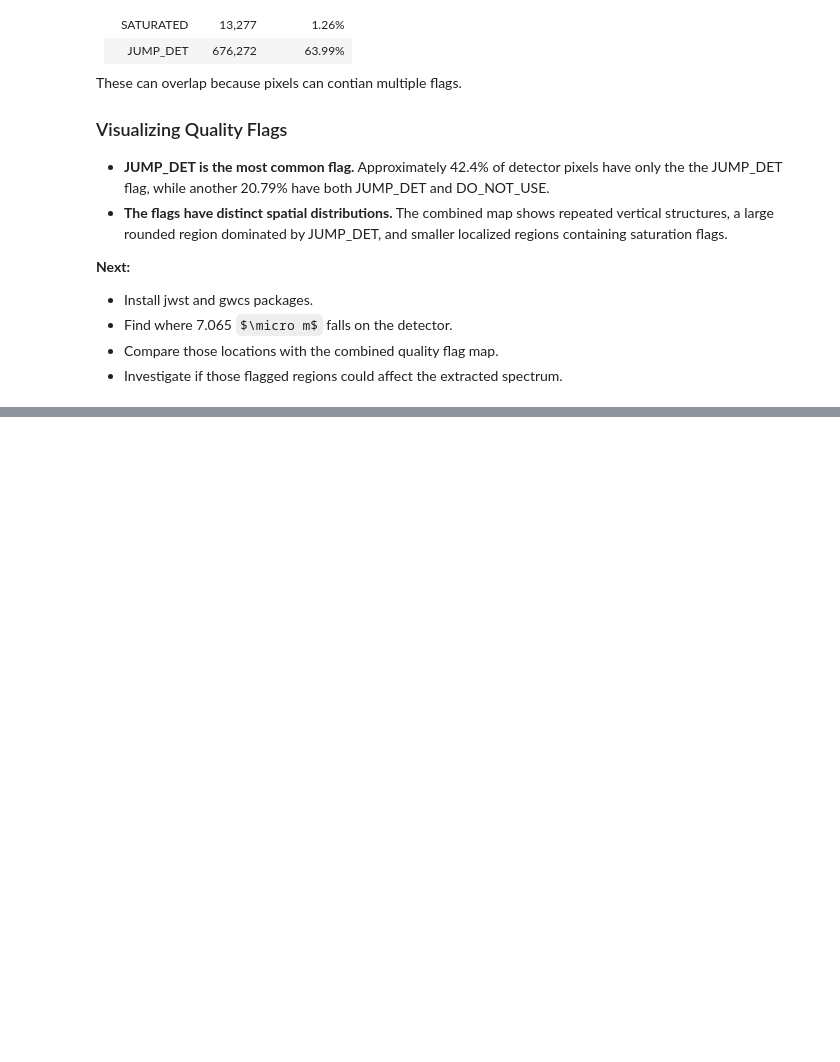
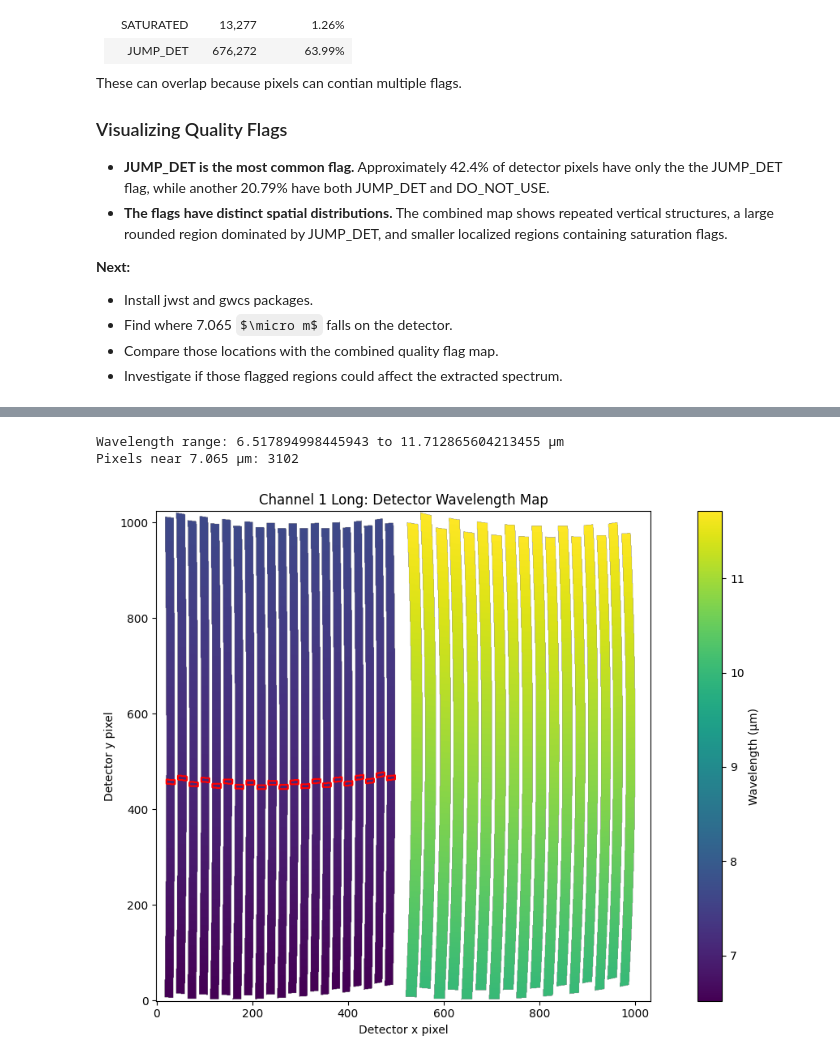
Before and after one commit to andersonava2626/jwst-miri-ml-quality-control, a Jupyter notebook: 01_irs3_data_exploration.ipynb, the cells around one changed output, grey strips where cells are left out. Cells and saved outputs as stored; diff of their text form; code cells hidden in the pictures; some formulas as TeX source; blank space fills up the shorter version.

```diff
--- a/01_irs3_data_exploration.ipynb
+++ b/01_irs3_data_exploration.ipynb
@@ -885,0 +985,65 @@ These can overlap because pixels can contian multiple flags.
+# %%
+from jwst import datamodels
+import numpy as np
+import matplotlib.pyplot as plt
+
+# Our newly downloaded Channel 1 Long file
+long_cal_file = (
+    "data/IRS3/"
+    "jw01266009001_02101_00001_mirifushort_cal.fits"
+)
+
+target_wavelength = 7.065
+tolerance = 0.005
+
+with datamodels.open(long_cal_file) as model:
+    wcs = model.meta.wcs
+
+    ny, nx = model.data.shape
+    y, x = np.indices((ny, nx))
+
+    # Map detector coordinates to sky position and wavelength
+    ra, dec, wavelength = wcs(x, y)
+
+    # Find detector pixels near our suspicious wavelength
+    target_mask = (
+        np.isfinite(wavelength)
+        & (np.abs(wavelength - target_wavelength) <= tolerance)
+    )
+
+print("Wavelength range:",
+      np.nanmin(wavelength),
+      "to",
+      np.nanmax(wavelength), "μm")
+
+print("Pixels near 7.065 μm:",
+      np.count_nonzero(target_mask))
+
+# Plot the wavelength map and highlight matching pixels
+fig, ax = plt.subplots(figsize=(12, 7))
+
+im = ax.imshow(
+    wavelength,
+    origin="lower",
+    cmap="viridis"
+)
+
+ax.contour(
+    target_mask.astype(float),
+    levels=[0.5],
+    colors="red",
+    linewidths=1.5
+)
+
+plt.colorbar(im, ax=ax, label="Wavelength (μm)")
+
+ax.set_title("Channel 1 Long: Detector Wavelength Map")
+ax.set_xlabel("Detector x pixel")
+ax.set_ylabel("Detector y pixel")
+
+plt.tight_layout()
+plt.show()
+# %% [output]
+Wavelength range: 6.517894998445943 to 11.712865604213455 μm
+Pixels near 7.065 μm: 3102
+[figure, added]
```
Also changed, not shown: parts of 11 cells of this notebook.
